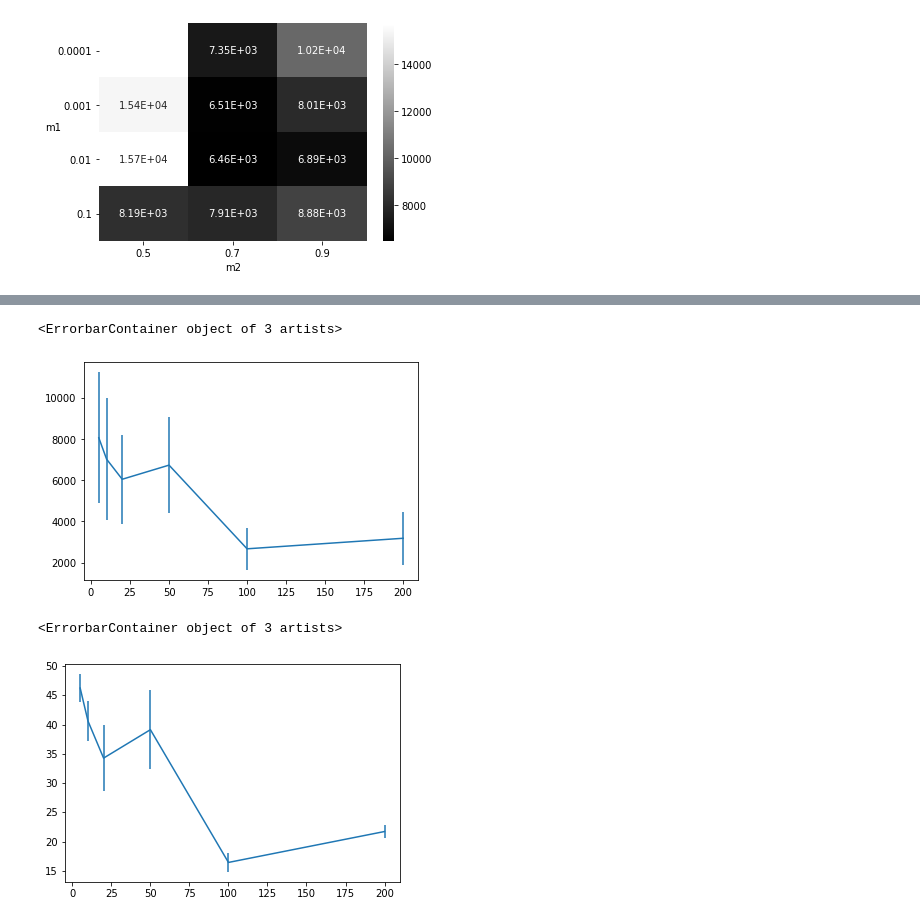
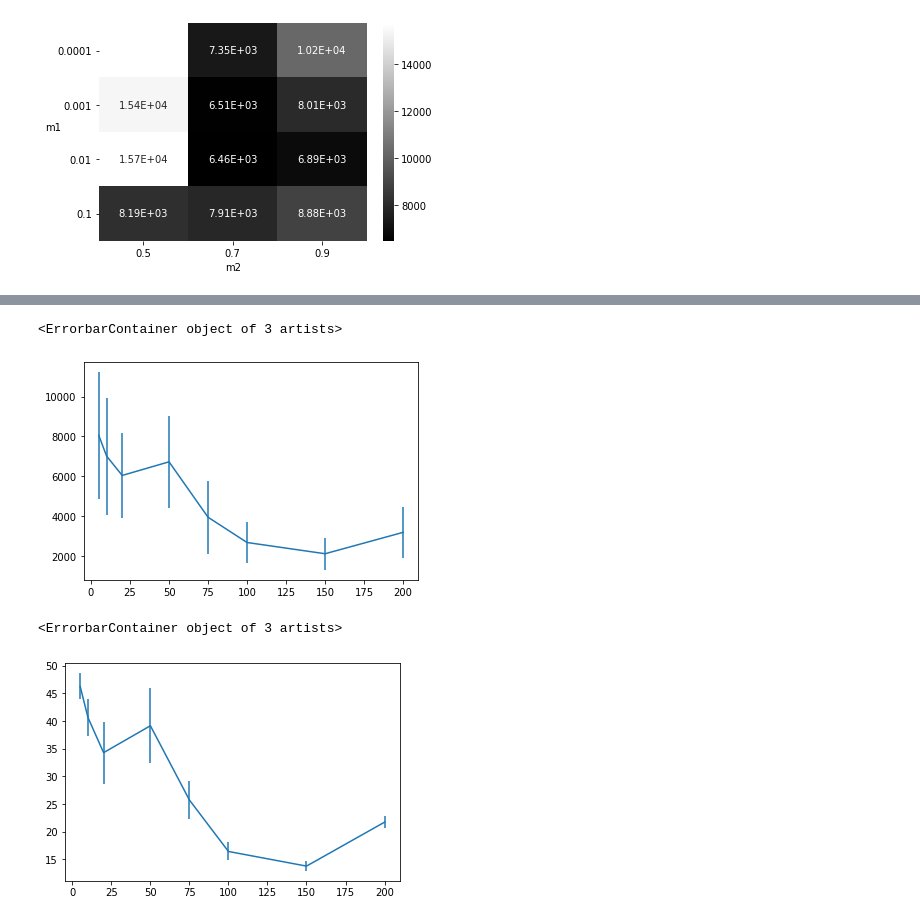
Before and after one commit to michelebersani/ComputationalMathematics, a Jupyter notebook: experiment.ipynb, the cells around one changed output, grey strips where cells are left out. Drawn from its saved outputs; the diff is of its cells as text; code cells hidden in the pictures.

Commit message:
LBFGS memory search: added some values

```diff
--- a/experiment.ipynb
+++ b/experiment.ipynb
@@ -155,13 +153,14 @@ df.sort_values(by='f_evals_m')
 | 1 | 10 | 0.01 | 0.7 | 7011.666667 | 2943.484594 | 0 | 3 | 40.623052 | 3.339229 |
 | 0 | 5 | 0.01 | 0.7 | 8048.333333 | 3176.262094 | 0 | 3 | 46.259685 | 2.363848 |
 # %%
+df = df.sort_values(by='M')
 plt.errorbar(x=df['M'],y=df['f_evals_m'],yerr=df['f_evals_std'])
 # %% [output]
 <ErrorbarContainer object of 3 artists>
-[figure, old version]
+[figure, new version]
 # %%
 
 plt.errorbar(x=df['M'],y=df['seconds_m'],yerr=df['seconds_std'])
 # %% [output]
 <ErrorbarContainer object of 3 artists>
-[figure, old version]
+[figure, new version]
```
Also changed, not shown: parts of 2 cells of this notebook, 1 other file.
